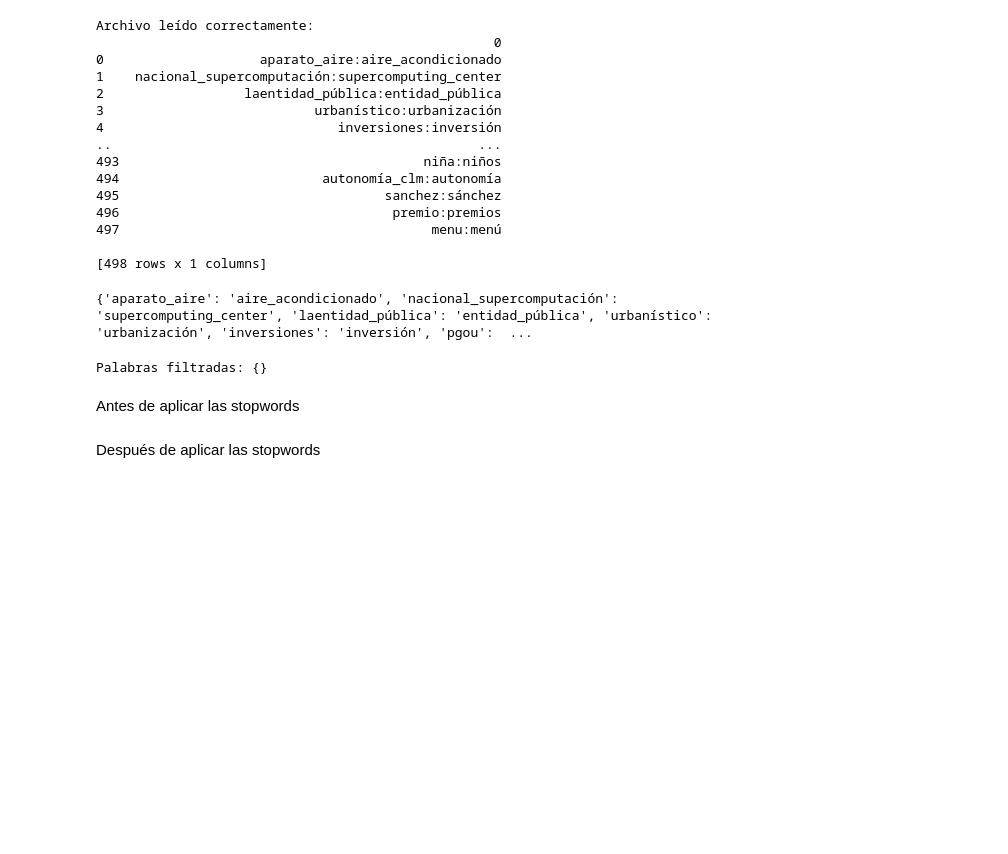
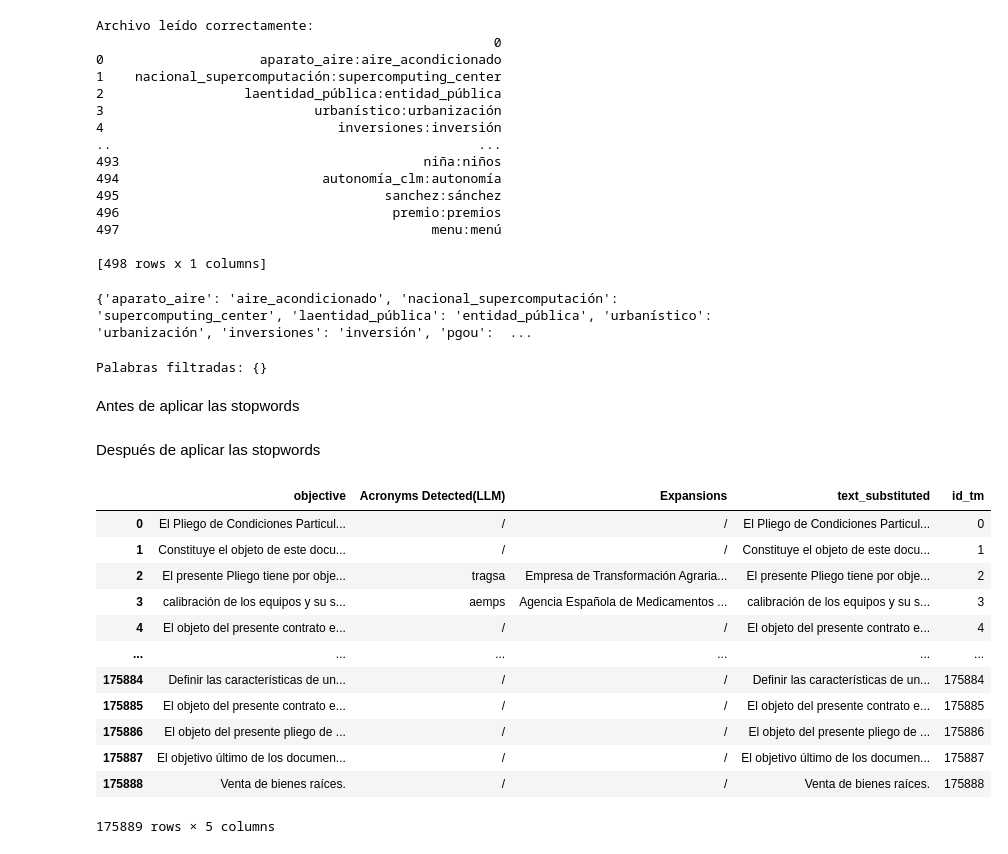
Before and after one commit to nextprocurement/RAG_tool, a Jupyter notebook: stopwords.ipynb, the cells around one changed output. Drawn from its saved outputs; the diff is of its cells as text; code cells hidden in the pictures; blank space fills up the shorter version.

```diff
--- a/stopwords.ipynb
+++ b/stopwords.ipynb
@@ -483,3 +489,20 @@ Después de aplicar las stopwords
 df_preprocesado['lemmas'].iloc[200030]
 # %%
 df_preprocesado
+# %%
+df = pd.read_parquet('/export/usuarios_ml4ds/cggamella/RAG_tool/data/out/optimized/1.acronym_detection_expansion/in_text_score_mas_0_65_y_slash_remove.parquet')
+df
+# %% [output]
+|  | objective | Acronyms Detected(LLM) | Expansions | text_substituted | id_tm |
+| 0 | El Pliego de Condiciones Particul... | / | / | El Pliego de Condiciones Particul... | 0 |
+| 1 | Constituye el objeto de este docu... | / | / | Constituye el objeto de este docu... | 1 |
+| 2 | El presente Pliego tiene por obje... | tragsa | Empresa de Transformación Agraria... | El presente Pliego tiene por obje... | 2 |
+| 3 | calibración de los equipos y su s... | aemps | Agencia Española de Medicamentos ... | calibración de los equipos y su s... | 3 |
+| 4 | El objeto del presente contrato e... | / | / | El objeto del presente contrato e... | 4 |
+| ... | ... | ... | ... | ... | ... |
+| 175884 | Definir las características de un... | / | / | Definir las características de un... | 175884 |
+| 175885 | El objeto del presente contrato e... | / | / | El objeto del presente contrato e... | 175885 |
+| 175886 | El objeto del presente pliego de ... | / | / | El objeto del presente pliego de ... | 175886 |
+| 175887 | El objetivo último de los documen... | / | / | El objetivo último de los documen... | 175887 |
+| 175888 | Venta de bienes raíces. | / | / | Venta de bienes raíces. | 175888 |
+175889 rows × 5 columns
```
Also changed, not shown: parts of 13 cells of this notebook, 6 other files.
